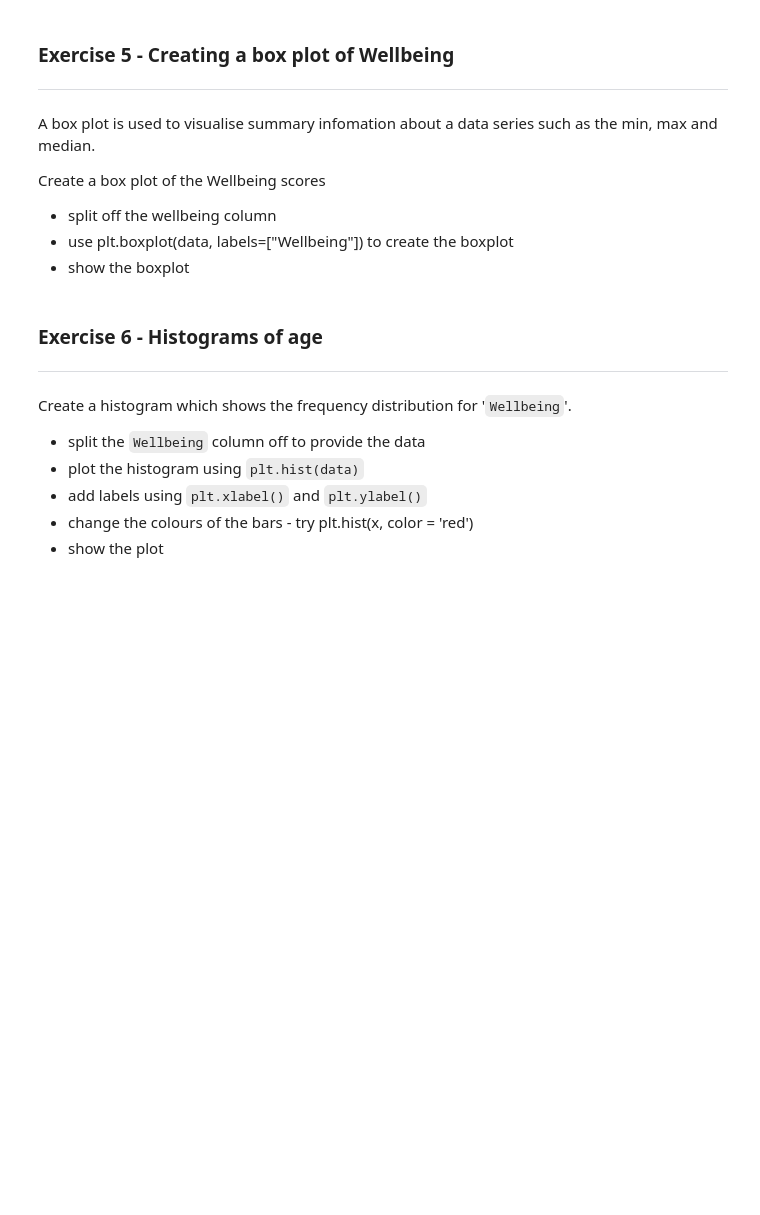
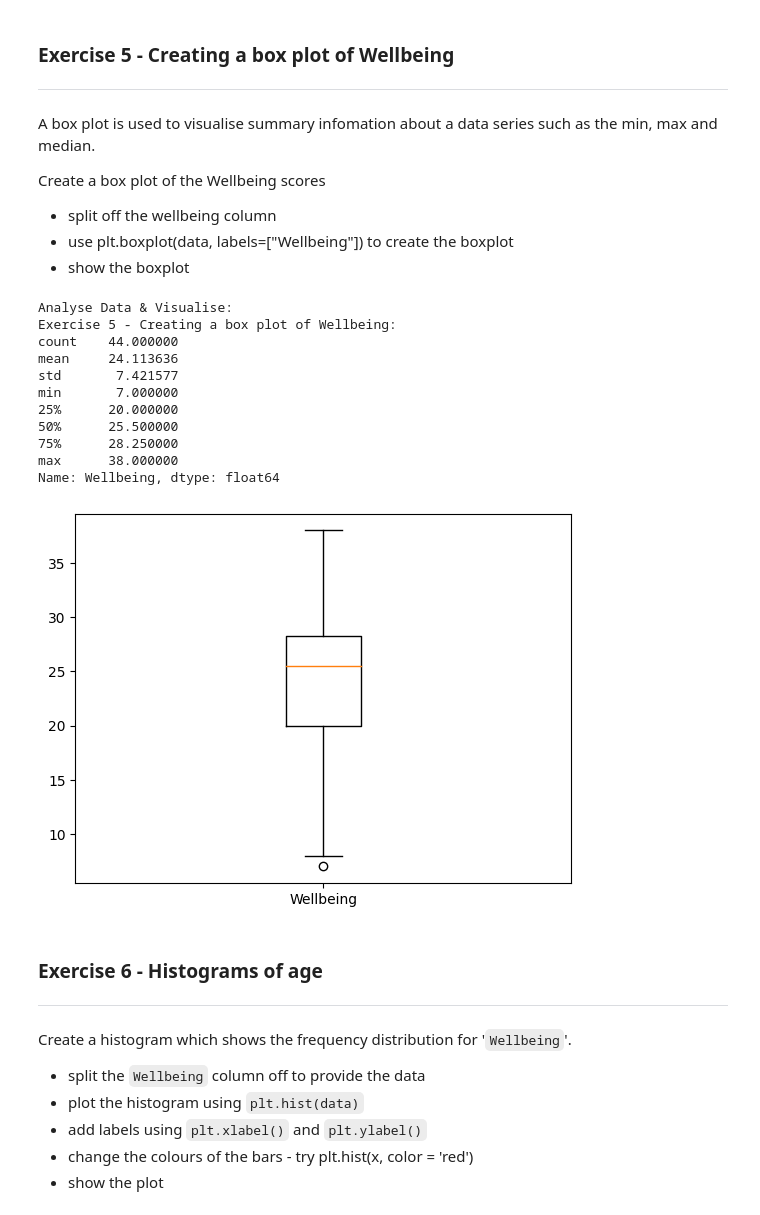
Before and after one commit to TsamayaDesigns/codeDivision-data-with-python, a Jupyter notebook: 7_1_Visualisation_with_matplotlib.ipynb, the cells around one changed output. Cells and saved outputs as stored; diff of their text form; code cells hidden in the pictures; blank space fills up the shorter version.

```diff
--- a/7_1_Visualisation_with_matplotlib.ipynb
+++ b/7_1_Visualisation_with_matplotlib.ipynb
@@ -365,6 +372,30 @@ Create a box plot of the Wellbeing scores
 *  split off the wellbeing column
 *  use plt.boxplot(data, labels=["Wellbeing"]) to create the boxplot
 *  show the boxplot
+# %%
+print("\nAnalyse Data & Visualise: \nExercise 5 - Creating a box plot of Wellbeing: ")
+
+# Analyse Data & Visualise
+def analyse_data():
+  wellbeing_data = psych_data["Wellbeing"]
+  print(wellbeing_data.describe())
+  plt.boxplot(wellbeing_data, labels=["Wellbeing"])
+  plt.show()
+
+analyse_data()
+# %% [output]
+Analyse Data & Visualise:
+Exercise 5 - Creating a box plot of Wellbeing:
+count    44.000000
+mean     24.113636
+std       7.421577
+min       7.000000
+25%      20.000000
+50%      25.500000
+75%      28.250000
+max      38.000000
+Name: Wellbeing, dtype: float64
+[figure, added]
 # %% [markdown]
 ### Exercise 6 - Histograms of  age
 ---
```
Also changed, not shown: parts of 2 cells of this notebook.
